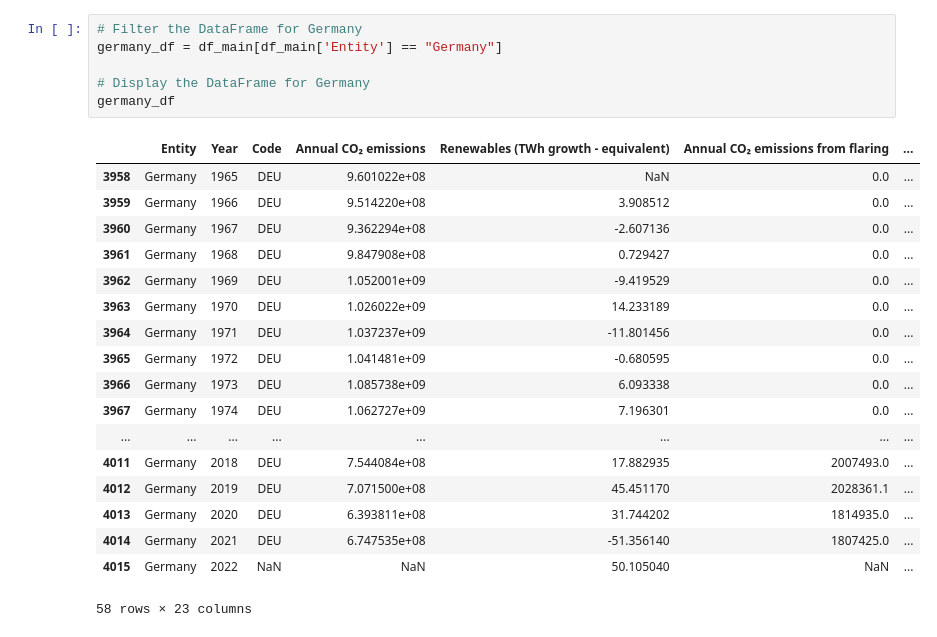
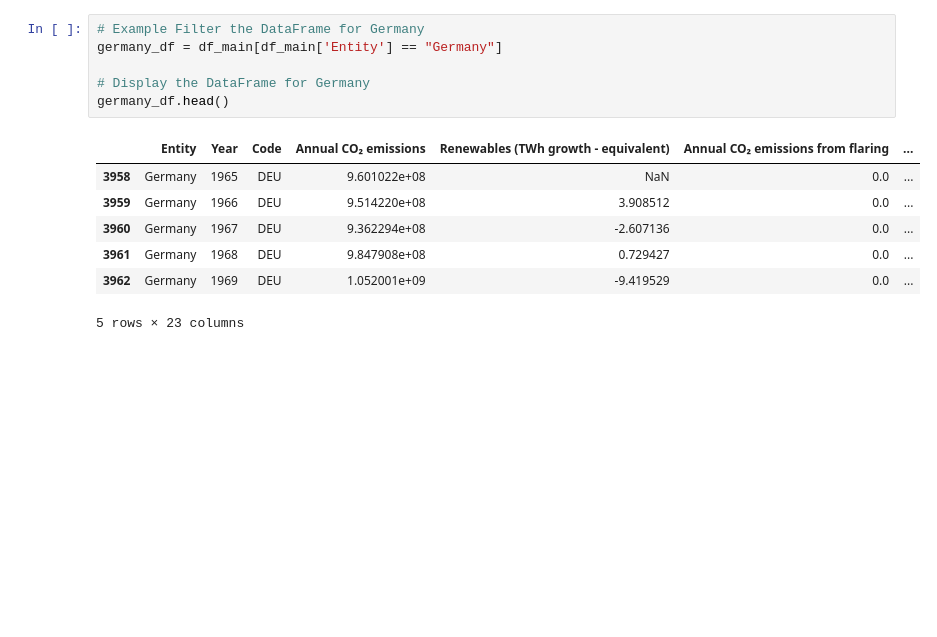
Before and after one commit to PeterPan1888/Stackfuel_Data_Analyst, a Jupyter notebook: DA_Course_Charts_AB.ipynb, the cells around one changed output. Drawn from its saved outputs; the diff is of its cells as text; blank space fills up the shorter version.

```diff
--- a/DA_Course_Charts_AB.ipynb
+++ b/DA_Course_Charts_AB.ipynb
@@ -32,25 +26,14 @@ display(df_main)
 # %%
-# Filter the DataFrame for Germany
+# Example Filter the DataFrame for Germany
 germany_df = df_main[df_main['Entity'] == "Germany"]
 
 # Display the DataFrame for Germany
-germany_df
+germany_df.head()
 # %% [output]
 |  | Entity | Year | Code | Annual CO₂ emissions | Renewables (TWh growth - equivalent) | Annual CO₂ emissions from flaring | ... |
 | 3958 | Germany | 1965 | DEU | 9.601022e+08 | NaN | 0.0 | ... |
 | 3959 | Germany | 1966 | DEU | 9.514220e+08 | 3.908512 | 0.0 | ... |
 | 3960 | Germany | 1967 | DEU | 9.362294e+08 | -2.607136 | 0.0 | ... |
 | 3961 | Germany | 1968 | DEU | 9.847908e+08 | 0.729427 | 0.0 | ... |
 | 3962 | Germany | 1969 | DEU | 1.052001e+09 | -9.419529 | 0.0 | ... |
-| 3963 | Germany | 1970 | DEU | 1.026022e+09 | 14.233189 | 0.0 | ... |
-| 3964 | Germany | 1971 | DEU | 1.037237e+09 | -11.801456 | 0.0 | ... |
-| 3965 | Germany | 1972 | DEU | 1.041481e+09 | -0.680595 | 0.0 | ... |
-| 3966 | Germany | 1973 | DEU | 1.085738e+09 | 6.093338 | 0.0 | ... |
-| 3967 | Germany | 1974 | DEU | 1.062727e+09 | 7.196301 | 0.0 | ... |
-| ... | ... | ... | ... | ... | ... | ... | ... |
-| 4011 | Germany | 2018 | DEU | 7.544084e+08 | 17.882935 | 2007493.0 | ... |
-| 4012 | Germany | 2019 | DEU | 7.071500e+08 | 45.451170 | 2028361.1 | ... |
-| 4013 | Germany | 2020 | DEU | 6.393811e+08 | 31.744202 | 1814935.0 | ... |
-| 4014 | Germany | 2021 | DEU | 6.747535e+08 | -51.356140 | 1807425.0 | ... |
-| 4015 | Germany | 2022 | NaN | NaN | 50.105040 | NaN | ... |
-58 rows × 23 columns
+5 rows × 23 columns
```
Also changed, not shown: parts of 8 cells of this notebook, 2 other files.
